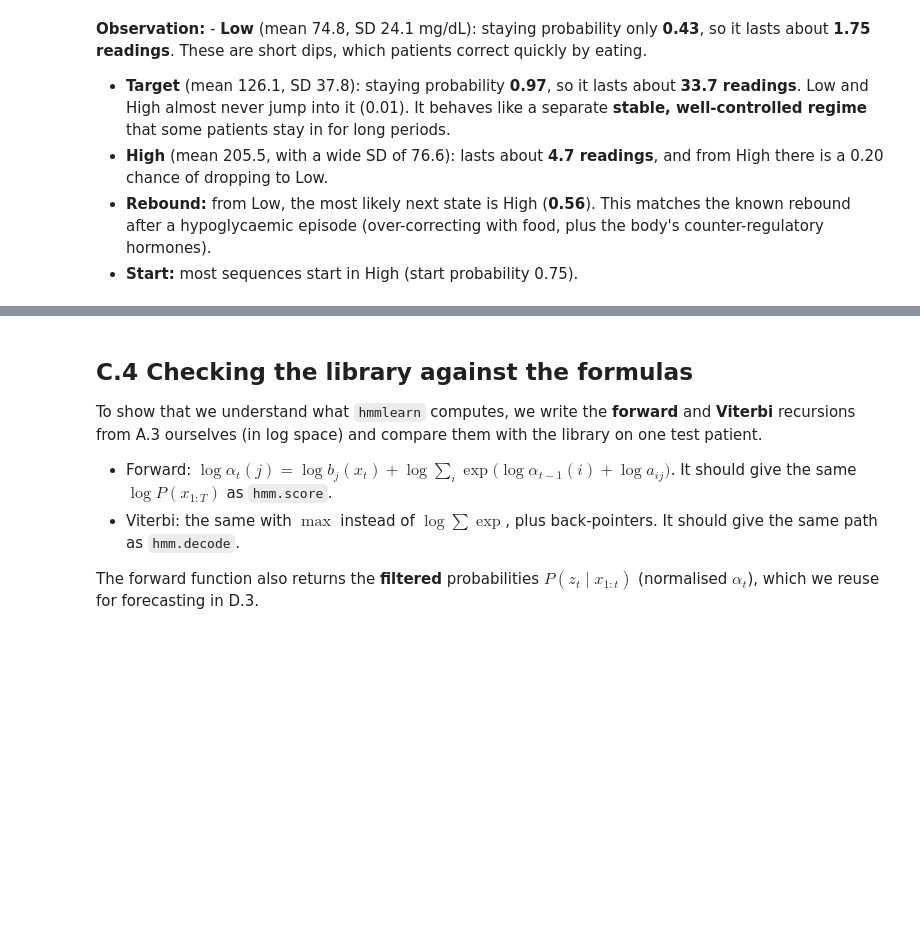
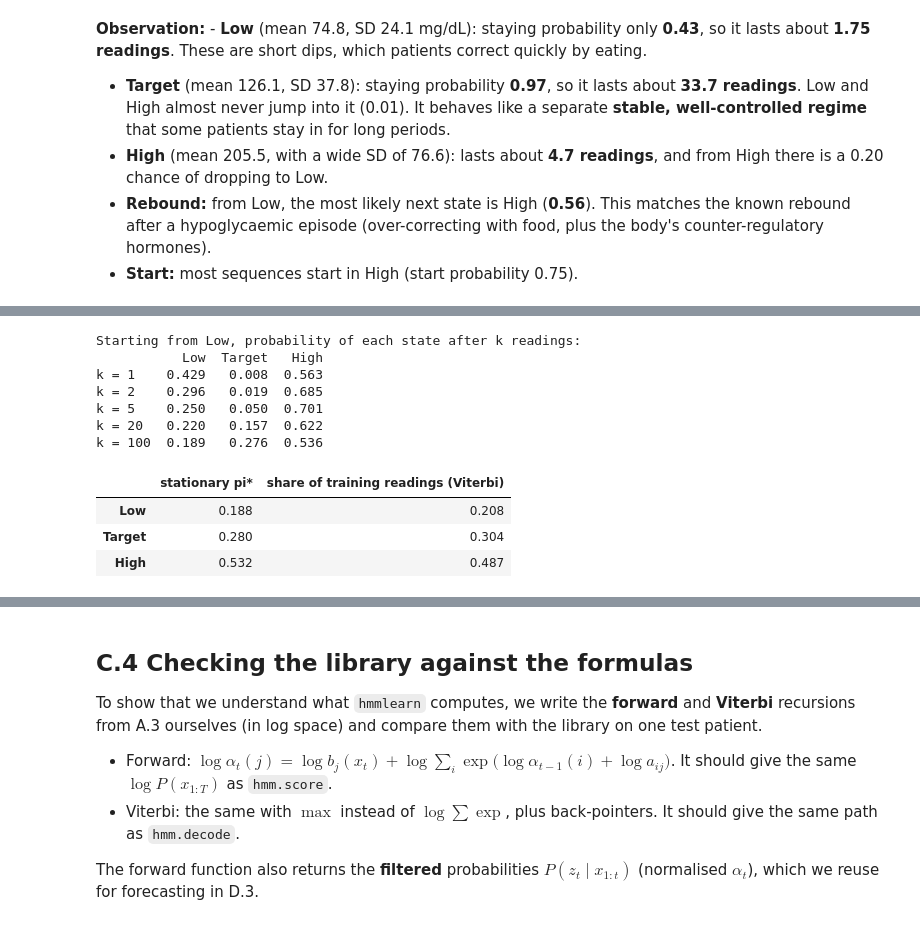
Before and after one commit to aggamsingh/diabetes-risk, a Jupyter notebook: pbl3_hmm.ipynb, the cells around one changed output, grey strips where cells are left out. Saved outputs shown, nothing was run; the diff lists cells and outputs as text; code cells hidden in the pictures; blank space fills up the shorter version.

Commit message:
Add stationary distribution and k-step transitions to PBL 3 HMM notebook

```diff
--- a/pbl3_hmm.ipynb
+++ b/pbl3_hmm.ipynb
@@ -347,0 +358,28 @@ plt.show()
+# %%
+# k-step transitions starting from Low (row 0 of A^k)
+k_steps = pd.DataFrame([np.linalg.matrix_power(A, k)[0] for k in [1, 2, 5, 20, 100]],
+                       index=["k = 1", "k = 2", "k = 5", "k = 20", "k = 100"], columns=names)
+print("Starting from Low, probability of each state after k readings:")
+print(k_steps.round(3))
+
+# stationary distribution: left eigenvector of A for eigenvalue 1
+eigvals, eigvecs = np.linalg.eig(A.T)
+stationary = np.real(eigvecs[:, np.argmin(np.abs(eigvals - 1))])
+stationary = stationary / stationary.sum()
+
+decoded_train = rank[hmm.predict(X_train, len_train)]          # Viterbi states of all training readings
+observed_share = np.bincount(decoded_train, minlength=N_STATES) / len(decoded_train)
+pd.DataFrame({"stationary pi*": stationary, "share of training readings (Viterbi)": observed_share},
+             index=names).round(3)
+# %% [output]
+Starting from Low, probability of each state after k readings:
+           Low  Target   High
+k = 1    0.429   0.008  0.563
+k = 2    0.296   0.019  0.685
+k = 5    0.250   0.050  0.701
+k = 20   0.220   0.157  0.622
+k = 100  0.189   0.276  0.536
+|  | stationary pi* | share of training readings (Viterbi) |
+| Low | 0.188 | 0.208 |
+| Target | 0.280 | 0.304 |
+| High | 0.532 | 0.487 |
```
Also changed, not shown: parts of 2 cells of this notebook.
